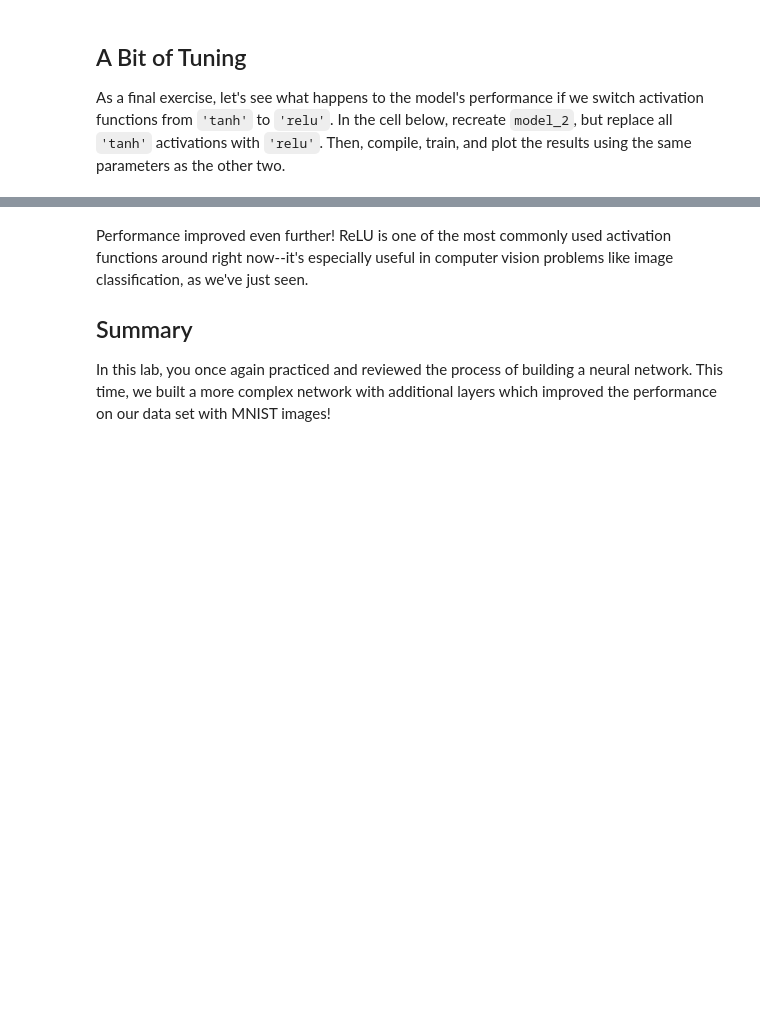
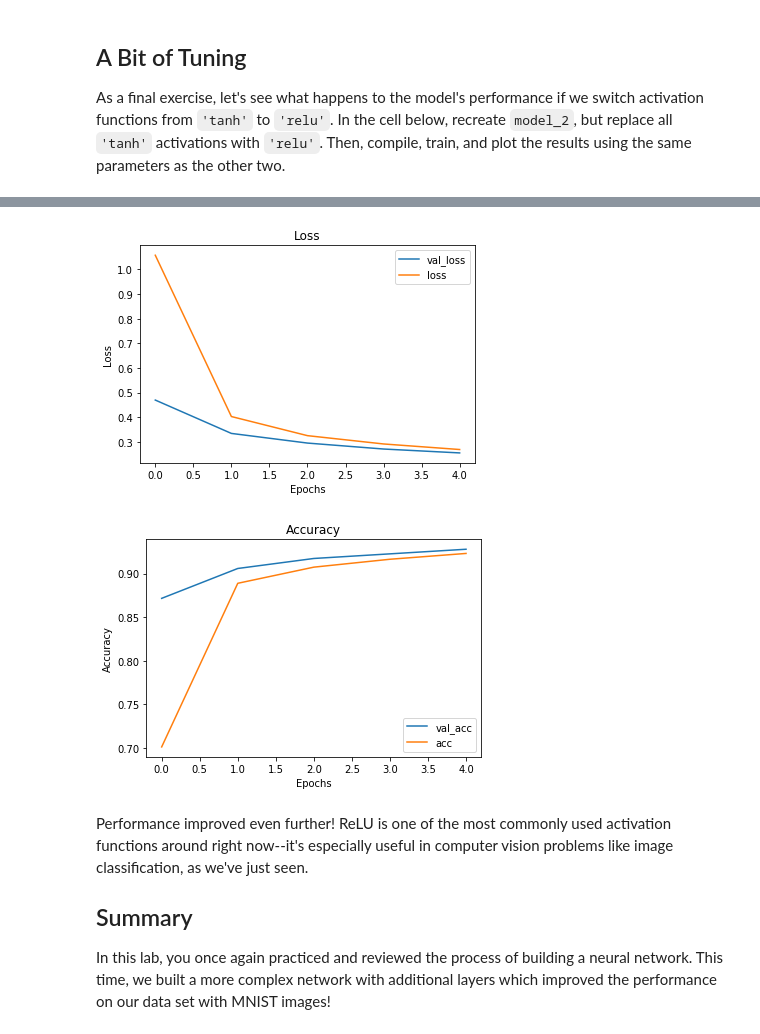
Before and after one commit to magnawhale/dsc-image-classification-with-mlps-lab-online-ds-ft-051319, a Jupyter notebook: index.ipynb, the cells around one changed output, grey strips where cells are left out. Saved outputs shown, nothing was run; the diff lists cells and outputs as text; code cells hidden in the pictures; blank space fills up the shorter version.

```diff
--- a/index.ipynb
+++ b/index.ipynb
@@ -204,0 +294,9 @@ results_3 = None
+# %%
+model_3 = Sequential()
+model_3.add(Dense(64, activation='relu', input_shape=(784,)))
+model_3.add(Dense(32, activation='relu'))
+model_3.add(Dense(10, activation='softmax'))
+
+model_3.compile(optimizer='sgd', loss='categorical_crossentropy', metrics=['accuracy'])
+# %%
+results_3 = model_3.fit(x=X_train, y=y_train, epochs=5, batch_size=64, validation_data=(X_test,y_test))
@@ -205,3 +315,8 @@ results_3 = None
+# %%
+visualize_training_results(results_3)
+# %% [output]
+[figure, added]
+[figure, added]
 # %% [markdown]
 Performance improved even further! ReLU is one of the most commonly used activation functions around right now--it's especially useful in computer vision problems like image classification, as we've just seen.
 
```
Also changed, not shown: parts of 28 cells of this notebook.
